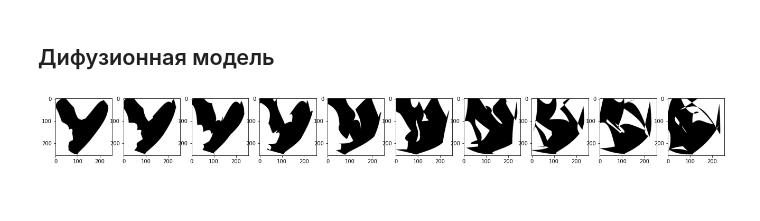
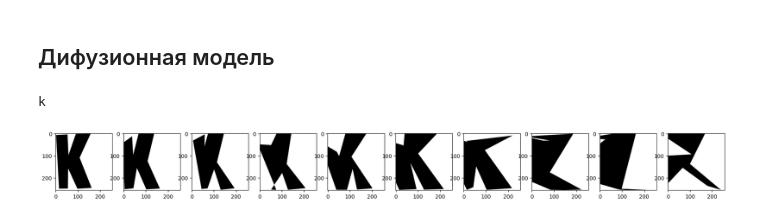
Before and after one commit to flydzen/diploma, a Jupyter notebook: main_difuse.ipynb, the cells around one changed output. Cells and saved outputs as stored; diff of their text form; code cells hidden in the pictures.

```diff
--- a/main_difuse.ipynb
+++ b/main_difuse.ipynb
@@ -583,8 +612,6 @@ def run(model, dataloader, optimizer, scheduler, epochs, params, batch_size, _ep
 # %%
 def setup_maker(model_type):
     def _inner(params, lr, weight_decay=2e-5, step_size=1, step_gamma=0.95, line_size=None):
-        global train_ts, train_loss, test_ts, test_loss, epoch
-
         if model_type == 'cae':
             if line_size is None:
                 raise Exception('line_size should be provided')
@@ -599,9 +626,7 @@ def setup_maker(model_type):
         optimizer = optim.Adam(model.parameters(), lr=lr, weight_decay=weight_decay)
         scheduler = torch.optim.lr_scheduler.StepLR(optimizer, step_size=step_size, gamma=step_gamma)
 
-        train_ts, train_loss = [], []
-        test_ts, test_loss = [], []
-        epoch = 0
+        progresser.reset()
 
         return model, optimizer, scheduler
 
@@ -683,7 +835,7 @@ run(
 # %%
 #!g1.4
 class Diffusion:
-    def __init__(self, model):
+    def __init__(self, model_inner, model_encoder):
         self.T = 300
         self.betas = self.linear_beta_schedule(timesteps=self.T)
 
@@ -696,7 +848,9 @@ class Diffusion:
         self.sqrt_one_minus_alphas_cumprod = torch.sqrt(1. - self.alphas_cumprod)
         self.posterior_variance = self.betas * (1. - self.alphas_cumprod_prev) / (1. - self.alphas_cumprod)
 
-        self.model = model
+        self.model = model_inner
+        self.model_encoder = model_encoder
+        self.model_encoder.eval()
 
     @staticmethod
     def linear_beta_schedule(timesteps, start=0.0001, end=0.02):
@@ -772,7 +926,7 @@ class Diffusion:
             img = self.sample_timestep(img, label, t)
             if i % stepsize == 0:
                 plt.subplot(1, num_images, i // stepsize + 1)
-                show_sampled(decode_img(img[0]))
+                show_sampled(to_numpy(decode_img(img, label)))
         plt.show()
 
     def train_fn(self, epoch, epochs, dataloader, loss_fn, optimizer, scheduler, pbar=None, show=True):
@@ -781,6 +935,13 @@ class Diffusion:
         for batch, (inp_data, labels) in enumerate(dataloader.iterate()):
             inp_data = torch.Tensor(inp_data).to(device)
             labels = labels2one_hot(labels).to(device)
+
+            self.model_encoder.encode = True
+            self.model_encoder.decode = False
+
+            with torch.no_grad():
+                inp_data = self.model_encoder(inp_data, labels)
+
             t = torch.randint(0, self.T, [len(labels)], device=device).long()
 
             optimizer.zero_grad()
@@ -789,12 +950,11 @@ class Diffusion:
             loss.backward()
             optimizer.step()
 
-            if batch % interval == 0:
+            if batch % progresser.interval == 0:
                 t = epoch + (batch + 1) / num_batches
-                train_ts.append(t)
-                train_loss.append(loss.item())
+                progresser.add_train(t, loss.item())
                 if show:
-                    show_progress(t, epochs, info={'lr': scheduler.get_last_lr()[0]})
+                    progresser.show_progress(t, epochs, info={'lr': scheduler.get_last_lr()[0]})
                 if pbar is not None:
                     pbar.refresh()
         scheduler.step()
@@ -806,13 +966,17 @@ class Diffusion:
         for inp_data, labels in dataloader.iterate_test():
             inp_data = torch.Tensor(inp_data).to(device)
             labels = labels2one_hot(labels).to(device)
+
+            self.model_encoder.encode = True
+            self.model_encoder.decode = False
+            inp_data = self.model_encoder(inp_data, labels)
+
             t = torch.randint(0, self.T, [len(labels)], device=device).long()
 
             loss = self.get_loss(inp_data, labels, t)
             tmp_test_loss.append(loss.item())
 
-        test_ts.append(epoch)
-        test_loss.append(np.mean(tmp_test_loss))
+        progresser.add_test(epoch, np.mean(tmp_test_loss))
         if show:
             # show_progress(epoch, epochs)
             self.sample_plot_image()
@@ -824,25 +988,29 @@ class Diffusion:
         return self.model.state_dict()
 # %%
 #!g1.4
-diffusion = Diffusion(None)
+diffusion = Diffusion(None, model_cae)
 
-image = torch.Tensor(enc_dataloader.x_test[1]).to(device)
+image = dataloader.x_test[1]
+label = dataloader.y_test[1]
+print(label)
+image = encode_img(image, label)
 
 plt.figure(figsize=(25, 20))
 plt.axis('off')
 num_images = 10
 
 # stepsize = diffusion.T // num_images
 stepsize = 1
 
 # for idx in range(0, diffusion.T, stepsize):
 for idx in range(0, 10):
     t = torch.Tensor([idx]).type(torch.int64).to(device)
     plt.subplot(1, num_images + 1, (idx // stepsize) + 1)
     image, noise = diffusion.forward_diffusion_sample(image, t)
-    decoded_svg = decode_img(image)
+    decoded_svg = to_numpy(decode_img(to_numpy(image), label))
     show_sampled(decoded_svg)
 # %% [output]
+k
-[figure, old version]
+[figure, new version]
 # %%
 #!g1.4
```
Also changed, not shown: parts of 24 cells of this notebook, 1 other file.
